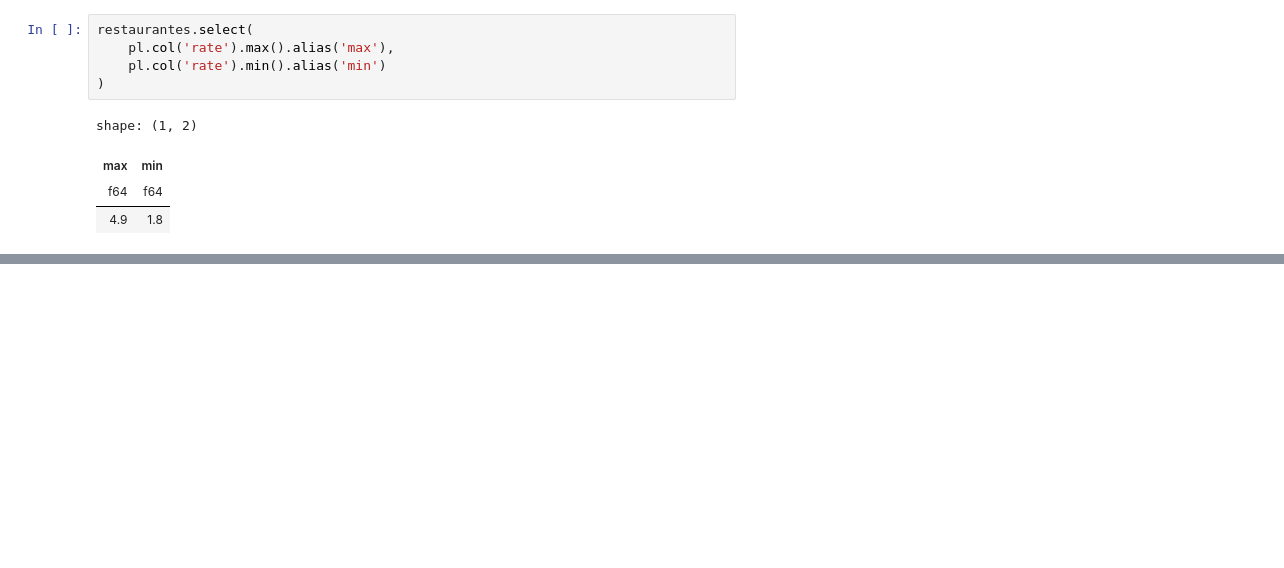
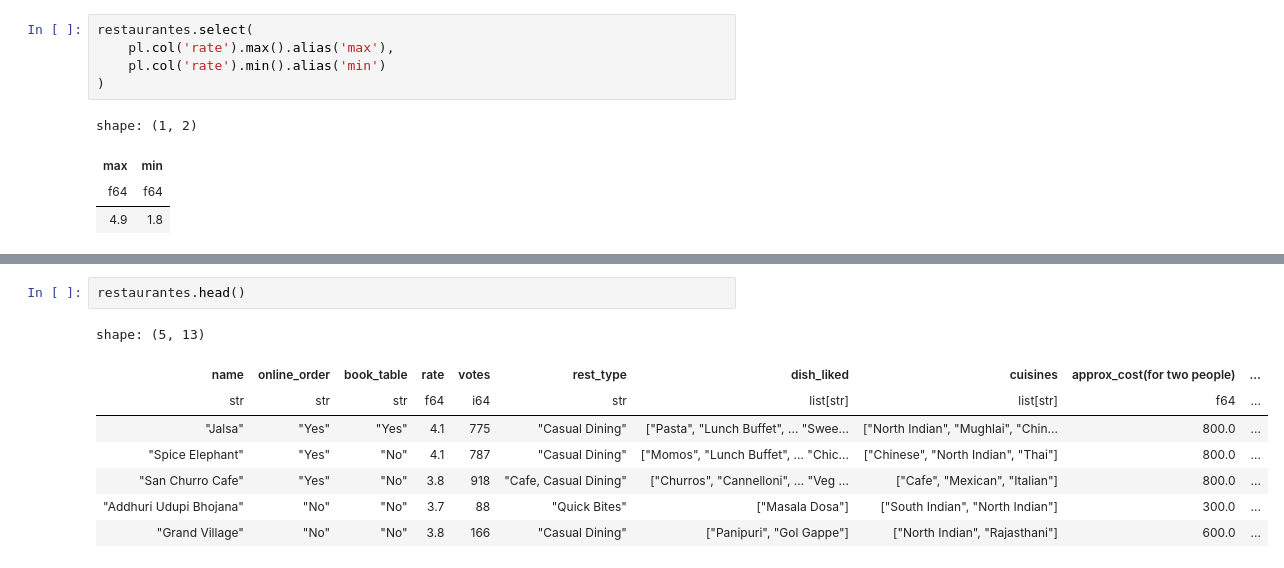
Before and after one commit to leandroclv/polars_alura, a Jupyter notebook: introducao.ipynb, the cells around one changed output, grey strips where cells are left out. Cells and saved outputs as stored; diff of their text form; blank space fills up the shorter version.

```diff
--- a/introducao.ipynb
+++ b/introducao.ipynb
@@ -260,0 +430,11 @@ shape: (1, 2)
+# %%
+restaurantes.head()
+# %% [output]
+shape: (5, 13)
+| name | online_order | book_table | rate | votes | rest_type | dish_liked | cuisines | approx_cost(for two people) | ... |
+| str | str | str | f64 | i64 | str | list[str] | list[str] | f64 | ... |
+| "Jalsa" | "Yes" | "Yes" | 4.1 | 775 | "Casual Dining" | ["Pasta", "Lunch Buffet", … "Swee... | ["North Indian", "Mughlai", "Chin... | 800.0 | ... |
+| "Spice Elephant" | "Yes" | "No" | 4.1 | 787 | "Casual Dining" | ["Momos", "Lunch Buffet", … "Chic... | ["Chinese", "North Indian", "Thai"] | 800.0 | ... |
+| "San Churro Cafe" | "Yes" | "No" | 3.8 | 918 | "Cafe, Casual Dining" | ["Churros", "Cannelloni", … "Veg ... | ["Cafe", "Mexican", "Italian"] | 800.0 | ... |
+| "Addhuri Udupi Bhojana" | "No" | "No" | 3.7 | 88 | "Quick Bites" | ["Masala Dosa"] | ["South Indian", "North Indian"] | 300.0 | ... |
+| "Grand Village" | "No" | "No" | 3.8 | 166 | "Casual Dining" | ["Panipuri", "Gol Gappe"] | ["North Indian", "Rajasthani"] | 600.0 | ... |
```
Also changed, not shown: parts of 9 cells of this notebook.
